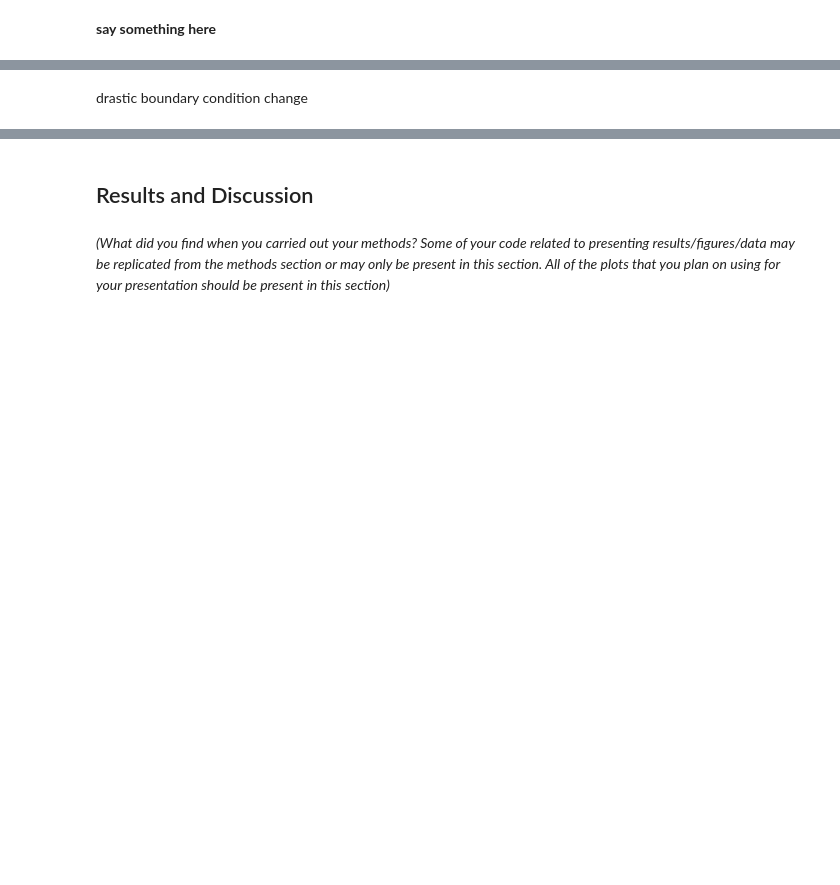
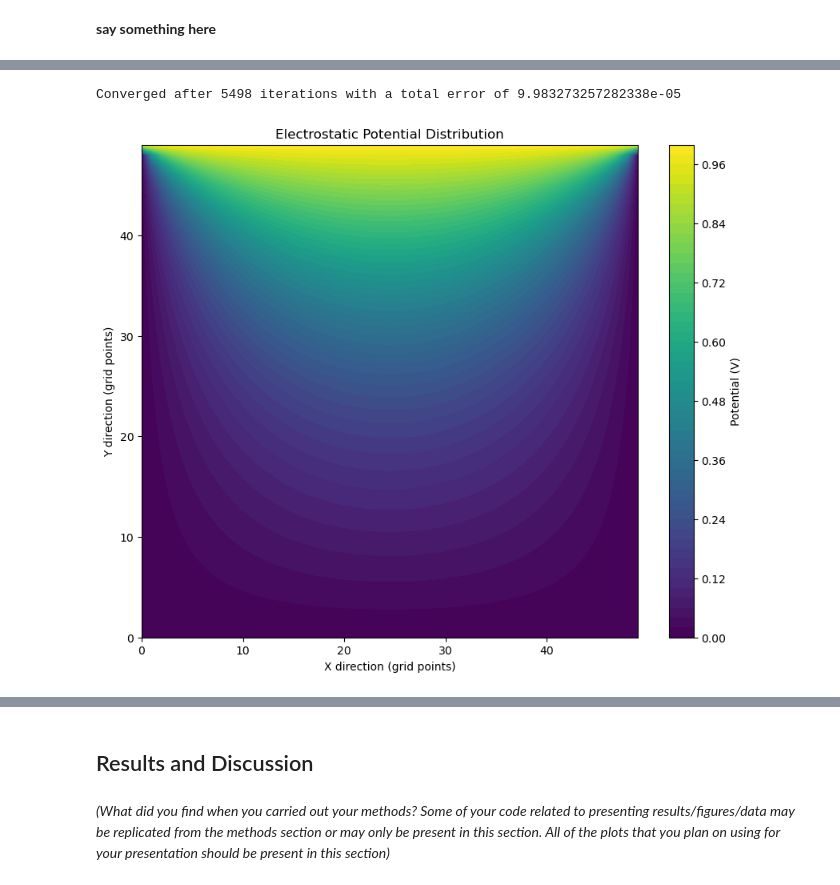
Before and after one commit to doddamre/PHY480-Semester-Project, a Jupyter notebook: PHY480-905_SemesterProject_Doddamreddy.ipynb, the cells around one changed output, grey strips where cells are left out. Saved outputs shown, nothing was run; the diff lists cells and outputs as text; code cells hidden in the pictures; blank space fills up the shorter version.

```diff
--- a/PHY480-905_SemesterProject_Doddamreddy.ipynb
+++ b/PHY480-905_SemesterProject_Doddamreddy.ipynb
@@ -157,14 +75,0 @@ dy = H / (Ny - 1)  # distance between grid points in the y-direction
-# %%
-precision = 1e-6  # Convergence criterion for stopping the iteration
-delta_V = 1.0  # Initialize the change in potential to a high value
-
-while delta_V > precision:
-    old_potential = potential.copy()
-    for i in range(1, Ny - 1):
-        for j in range(1, Nx - 1):
-            # Update the potential at each point based on the average of neighbors and the charge density
-            potential[i, j] = ((old_potential[i+1, j] + old_potential[i-1, j] + old_potential[i, j+1] + old_potential[i, j-1]) / 4
-                               + (charge_density[i, j] * dx**2) / epsilon_0)
-
-    # Calculate the maximum difference in potential from the previous iteration
-    delta_V = np.max(np.abs(potential - old_potential))
@@ -276,2 +75,0 @@ plt.show()
-# %% [markdown]
-drastic boundary condition change
@@ -392,0 +76,56 @@ plt.show()
+# %%
+import numpy as np
+import matplotlib.pyplot as plt
+
+def calculate_error(old_potential, new_potential):
+    # Calculate the relative error
+    errs = np.abs((new_potential - old_potential) / np.where(new_potential != 0, new_potential, 1))
+    return np.sum(errs)
+
+def jacobi_rectangular_pipe(potential, kmax=10000, tol=1e-4):
+    Ny, Nx = potential.shape
+    for k in range(1, kmax + 1):
+        old_potential = np.copy(potential)
+
+        for i in range(1, Ny - 1):
+            for j in range(1, Nx - 1):
+                potential[i, j] = 0.25 * (old_potential[i+1, j] + old_potential[i-1, j] +
+                                          old_potential[i, j+1] + old_potential[i, j-1])
+
+        err = calculate_error(old_potential[1:-1, 1:-1], potential[1:-1, 1:-1])
+        if err < tol:
+            print(f"Converged after {k} iterations with a total error of {err}")
+            break
+    else:
+        print("Did not converge.")
+        potential = None
+
+    return potential
+
+# Problem setup
+L, H = 1.0, 1.0  # Pipe dimensions
+Nx, Ny = 50, 50  # Grid size
+V_0 = 1  # Boundary condition at the top
+
+# Initialize potential array and set boundary conditions
+potential = np.zeros((Ny, Nx))
+potential[:, 0] = 0  # Left side
+potential[:, -1] = 0  # Right side
+potential[0, :] = 0  # Bottom side
+potential[-1, :] = V_0  # Top side
+
+# Solve using the Jacobi method
+solved_potential = jacobi_rectangular_pipe(potential)
+
+# Visualization
+if solved_potential is not None:
+    plt.figure(figsize=(10, 8))
+    plt.contourf(solved_potential, 50, cmap='viridis')
+    plt.colorbar(label='Potential (V)')
+    plt.title('Electrostatic Potential Distribution')
+    plt.xlabel('X direction (grid points)')
+    plt.ylabel('Y direction (grid points)')
+    plt.show()
+# %% [output]
+Converged after 5498 iterations with a total error of 9.983273257282338e-05
+[figure, added]
```
Also changed, not shown: parts of 33 cells of this notebook.
